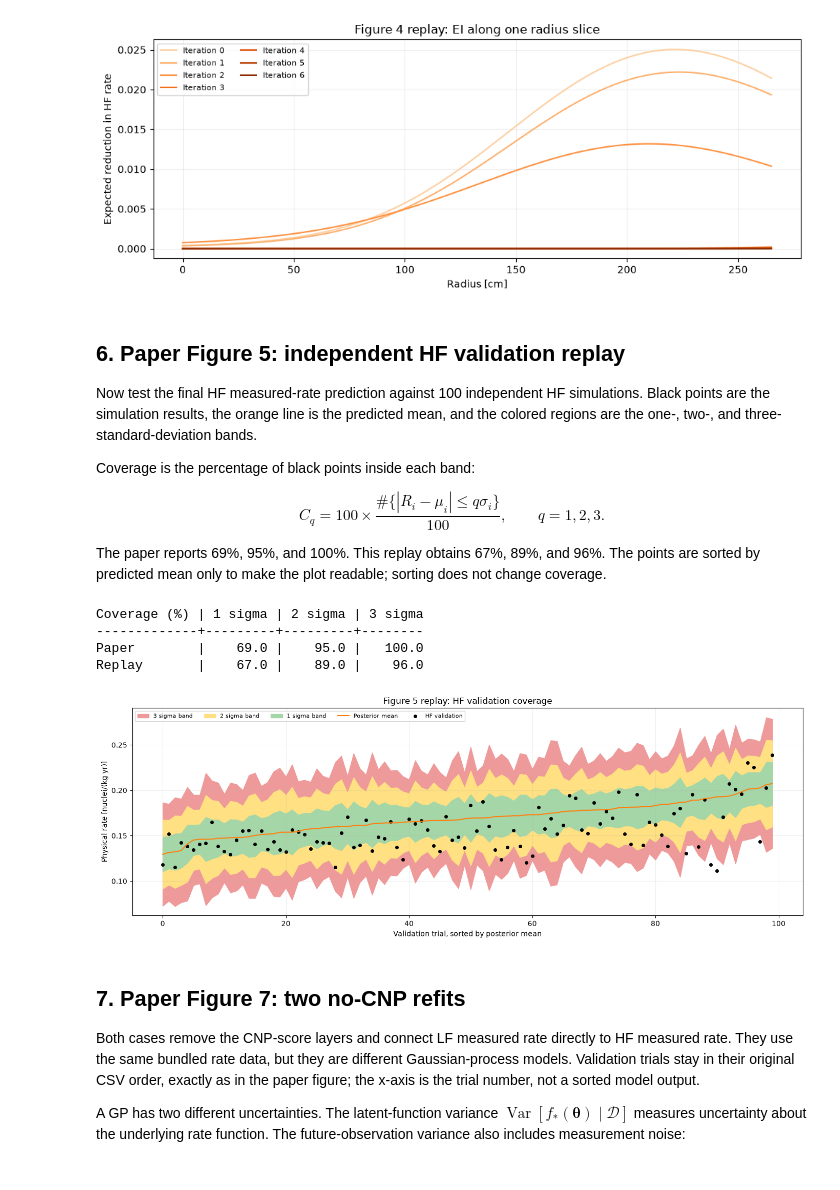
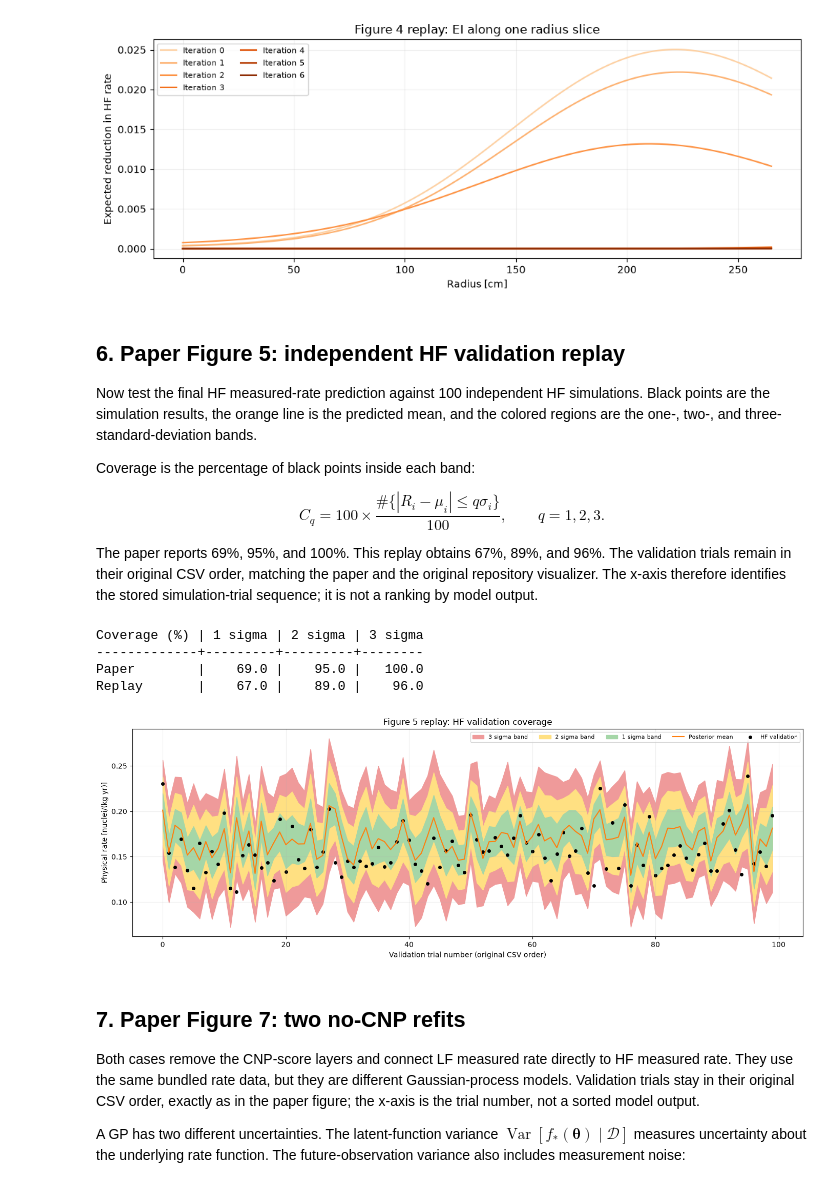
Before and after one commit to Galileo-Sandbox/RESUM_FLEX, a Jupyter notebook: notebooks/paper_2410_03873_reproduction.ipynb, the cells around one changed output. Drawn from its saved outputs; the diff is of its cells as text; code cells hidden in the pictures.

Commit message:
docs: preserve Figure 5 validation order

```diff
--- a/notebooks/paper_2410_03873_reproduction.ipynb
+++ b/notebooks/paper_2410_03873_reproduction.ipynb
@@ -420,7 +420,7 @@ Coverage is the percentage of black points inside each band:
 
 $$C_q=100\times\frac{\#\{|R_i-\mu_i|\le q\sigma_i\}}{100},\qquad q=1,2,3.$$
 
-The paper reports 69%, 95%, and 100%. This replay obtains 67%, 89%, and 96%. The points are sorted by predicted mean only to make the plot readable; sorting does not change coverage.
+The paper reports 69%, 95%, and 100%. This replay obtains 67%, 89%, and 96%. The validation trials remain in their original CSV order, matching the paper and the original repository visualizer. The x-axis therefore identifies the stored simulation-trial sequence; it is not a ranking by model output.
 # %%
 def coverage_percentages(
     model: MultiFidelityGP,
@@ -439,41 +439,40 @@ def coverage_percentages(
 validation_target = validation["physical_rate"]
 resum_mean, resum_sigma, resum_coverage = coverage_percentages(
     resum_models[-1], X_validation, validation_target
 )
 print("Coverage (%) | 1 sigma | 2 sigma | 3 sigma")
 print("-------------+---------+---------+--------")
 print("Paper        |    69.0 |    95.0 |   100.0")
 print(
     "Replay       | "
     + " | ".join(f"{resum_coverage[level]:7.1f}" for level in (1, 2, 3))
 )
 
-order = np.argsort(resum_mean)
-trial = np.arange(len(order))
+trial = np.arange(len(resum_mean))
 figure, axis = plt.subplots(figsize=(14, 5))
 colors = {3: "#ef9a9a", 2: "#ffe082", 1: "#a5d6a7"}
 for level in (3, 2, 1):
     axis.fill_between(
         trial,
-        resum_mean[order] - level * resum_sigma[order],
-        resum_mean[order] + level * resum_sigma[order],
+        resum_mean - level * resum_sigma,
+        resum_mean + level * resum_sigma,
         color=colors[level],
         label=f"{level} sigma band",
     )
-axis.plot(trial, resum_mean[order], color="tab:orange", label="Posterior mean")
-axis.scatter(trial, validation_target[order], s=16, color="black", label="HF validation")
-axis.set_xlabel("Validation trial, sorted by posterior mean")
+axis.plot(trial, resum_mean, color="tab:orange", label="Posterior mean")
+axis.scatter(trial, validation_target, s=16, color="black", label="HF validation")
+axis.set_xlabel("Validation trial number (original CSV order)")
 axis.set_ylabel("Physical rate [nuclei/(kg yr)]")
 axis.set_title("Figure 5 replay: HF validation coverage")
 axis.legend(ncol=5, fontsize=8)
 axis.grid(alpha=0.2)
 figure.tight_layout()
 # %% [output]
 Coverage (%) | 1 sigma | 2 sigma | 3 sigma
 -------------+---------+---------+--------
 Paper        |    69.0 |    95.0 |   100.0
 Replay       |    67.0 |    89.0 |    96.0
-[figure, old version]
+[figure, new version]
 # %% [markdown]
 ## 7. Paper Figure 7: two no-CNP refits
 
```
Also changed, not shown: parts of 3 cells of this notebook, 1 other file.
